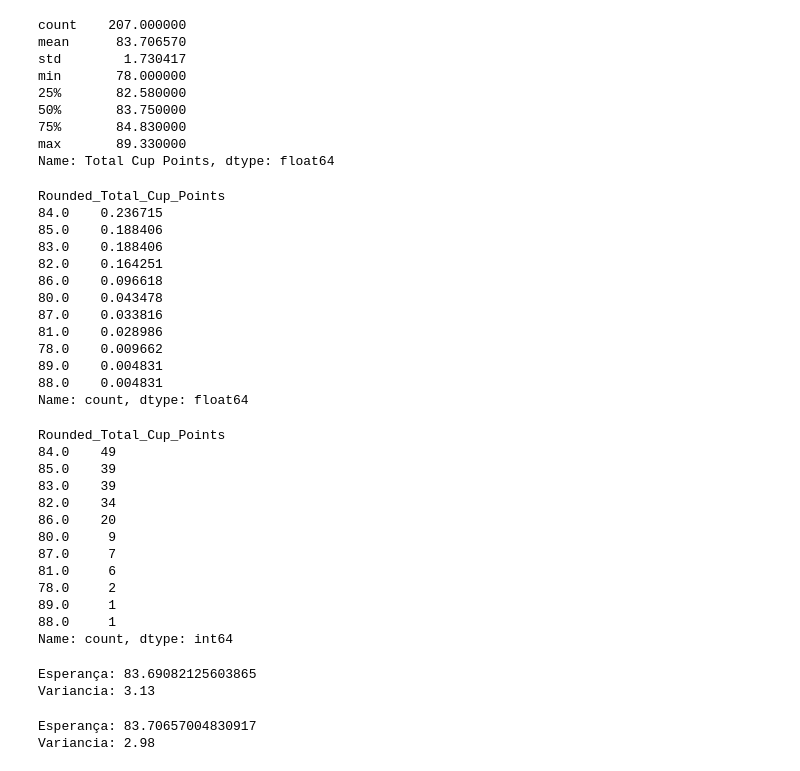
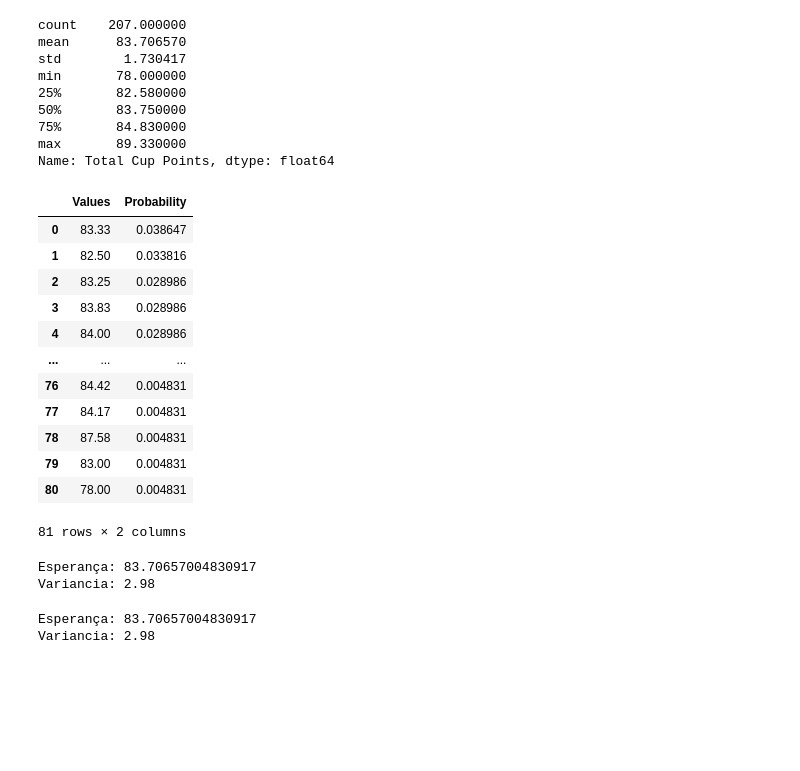
Before and after one commit to brunoopinheiro/ada-datascience-project-iv, a Jupyter notebook: Projeto_Estatística.ipynb, the cells around one changed output. Cells and saved outputs as stored; diff of their text form; code cells hidden in the pictures; blank space fills up the shorter version.

```diff
--- a/Projeto_Estatística.ipynb
+++ b/Projeto_Estatística.ipynb
@@ -123,42 +124,28 @@ max       89.330000
 Name: Total Cup Points, dtype: float64
 # %%
 # Escolhendo a feature
-dataset['Rounded_Total_Cup_Points'] = dataset['Total Cup Points'].round()
 
-value_counts = dataset["Rounded_Total_Cup_Points"].value_counts()
-probabilities = value_counts / value_counts.sum()
+value_counts = dataset['Total Cup Points'].value_counts()
+probabilities_series = value_counts / value_counts.sum()
 
-print(probabilities)
+probabilities = probabilities_series.reset_index()
+probabilities.columns = ['Values', 'Probability']
+
+(probabilities)
 # %% [output]
+|  | Values | Probability |
+| 0 | 83.33 | 0.038647 |
+| 1 | 82.50 | 0.033816 |
+| 2 | 83.25 | 0.028986 |
+| 3 | 83.83 | 0.028986 |
+| 4 | 84.00 | 0.028986 |
+| ... | ... | ... |
+| 76 | 84.42 | 0.004831 |
+| 77 | 84.17 | 0.004831 |
+| 78 | 87.58 | 0.004831 |
+| 79 | 83.00 | 0.004831 |
+| 80 | 78.00 | 0.004831 |
-Rounded_Total_Cup_Points
-84.0    0.236715
-85.0    0.188406
-83.0    0.188406
-82.0    0.164251
-86.0    0.096618
-80.0    0.043478
-87.0    0.033816
-81.0    0.028986
-78.0    0.009662
-89.0    0.004831
-88.0    0.004831
-Name: count, dtype: float64
+81 rows × 2 columns
-# %%
-value_counts
-# %% [output]
-Rounded_Total_Cup_Points
-84.0    49
-85.0    39
-83.0    39
-82.0    34
-86.0    20
-80.0     9
-87.0     7
-81.0     6
-78.0     2
-89.0     1
-88.0     1
-Name: count, dtype: int64
 # %%
 # Calcular Esperança da Variável
 # soma do produto de cada probabilidade de saida, pelo respectivo valor
@@ -173,21 +160,16 @@ from numpy.typing import ArrayLike
 def variancia(prob_arr: ArrayLike, value_arr: ArrayLike):
     return esperanca(prob_arr, value_arr, exp=2) - (esperanca(prob_arr, value_arr)) ** 2
 # %%
-count = 207
+total = dataset['Total Cup Points'].size
 
-
-values = [84, 85, 83, 82, 86, 80, 87, 81, 78, 89, 88]
-counts = [49, 39, 39, 34, 20, 9, 7, 6, 2, 1, 1]
-probabilites = [x/count for x in counts]
-
-np_prob = np.array(probabilities)
-np_values = np.array(values)
+np_prob = np.array(probabilities['Probability'])
+np_values = np.array(probabilities['Values'])
 
 print(f"Esperança: {esperanca(prob_arr=np_prob, value_arr=np_values)}")
 print(f"Variancia: {variancia(prob_arr=np_prob, value_arr=np_values):.2f}")
 # %% [output]
-Esperança: 83.69082125603865
-Variancia: 3.13
+Esperança: 83.70657004830917
+Variancia: 2.98
 # %%
 np_ratings = np.array(dataset['Total Cup Points'])
 
```
Also changed, not shown: parts of 15 cells of this notebook.
